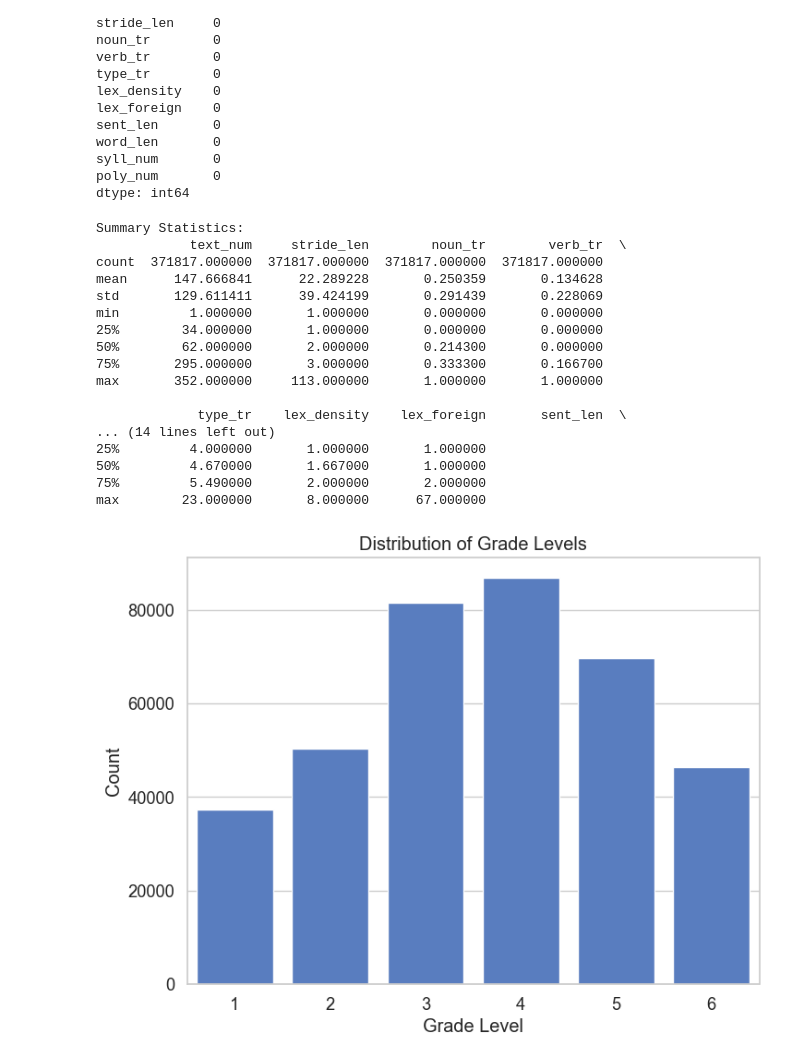
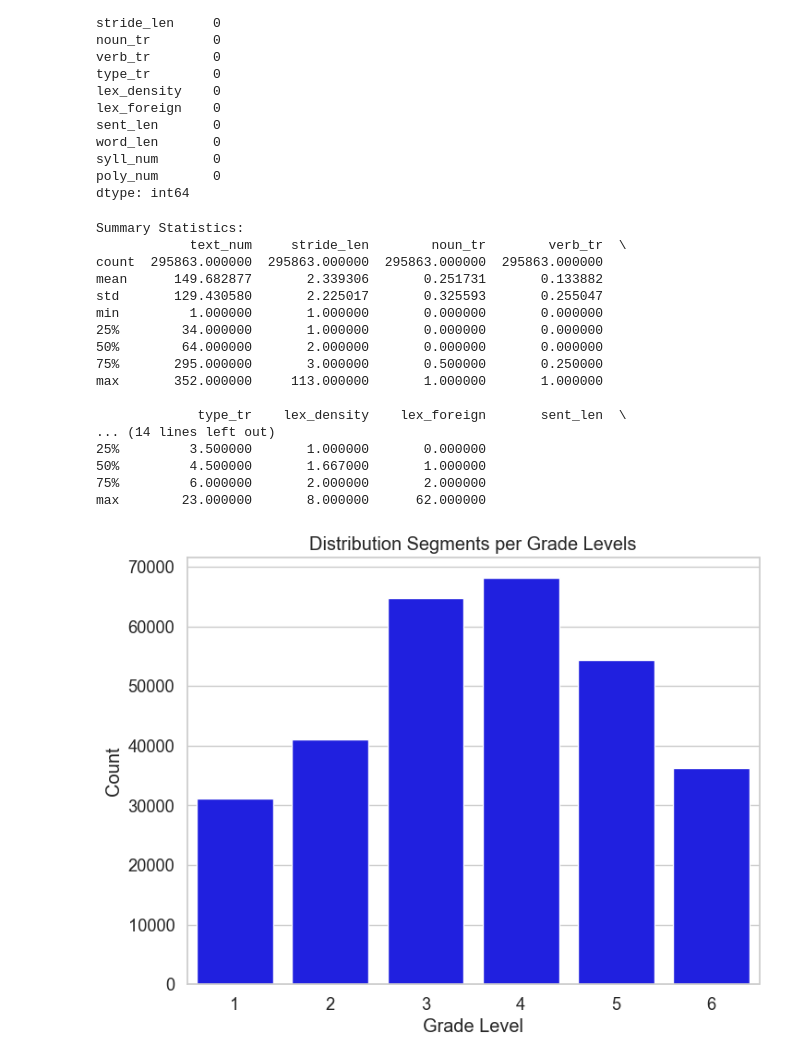
Before and after one commit to Lothany/readability_thesis, a Jupyter notebook: models/analysis.ipynb, the cells around one changed output. Saved outputs shown, nothing was run; the diff lists cells and outputs as text; code cells hidden in the pictures.

```diff
--- a/models/analysis.ipynb
+++ b/models/analysis.ipynb
@@ -82,6 +82,7 @@ Total Testing: 54
 # %%
 df = pd.read_csv('../tables/dataset.csv')
 df = df[df['text_num'] != 18]
+df = df[df['stride_len'] != 100]
 # df = df[df['grade_level'] != 1]
 # df = df[df['grade_level'] != 2]
 # df = df[df['grade_level'] != 4]
@@ -152,28 +153,28 @@ print(df.describe())
 # %% [output]
 Summary Statistics:
             text_num     stride_len        noun_tr        verb_tr  \
-count  371817.000000  371817.000000  371817.000000  371817.000000
-mean      147.666841      22.289228       0.250359       0.134628
-std       129.611411      39.424199       0.291439       0.228069
+count  295863.000000  295863.000000  295863.000000  295863.000000
+mean      149.682877       2.339306       0.251731       0.133882
+std       129.430580       2.225017       0.325593       0.255047
 min         1.000000       1.000000       0.000000       0.000000
 25%        34.000000       1.000000       0.000000       0.000000
-50%        62.000000       2.000000       0.214300       0.000000
-75%       295.000000       3.000000       0.333300       0.166700
+50%        64.000000       2.000000       0.000000       0.000000
+75%       295.000000       3.000000       0.500000       0.250000
 max       352.000000     113.000000       1.000000       1.000000
 
              type_tr    lex_density    lex_foreign       sent_len  \
 ... (14 lines left out)
-25%         4.000000       1.000000       1.000000
-50%         4.670000       1.667000       1.000000
-75%         5.490000       2.000000       2.000000
-max        23.000000       8.000000      67.000000
+25%         3.500000       1.000000       0.000000
+50%         4.500000       1.667000       1.000000
+75%         6.000000       2.000000       2.000000
+max        23.000000       8.000000      62.000000
 # %%
 # Visualize the distribution of the dependent variable (grade_level)
 plt.figure(figsize=(8, 6))
-sns.countplot(x='grade_level', data=df)
-plt.title('Distribution of Grade Levels')
+sns.countplot(x='grade_level', data=df, color="blue")
+plt.title('Distribution Segments per Grade Levels')
 plt.xlabel('Grade Level')
 plt.ylabel('Count')
 plt.show()
 # %% [output]
-[figure, old version]
+[figure, new version]
```
Also changed, not shown: parts of 7 cells of this notebook, 1 other file.
